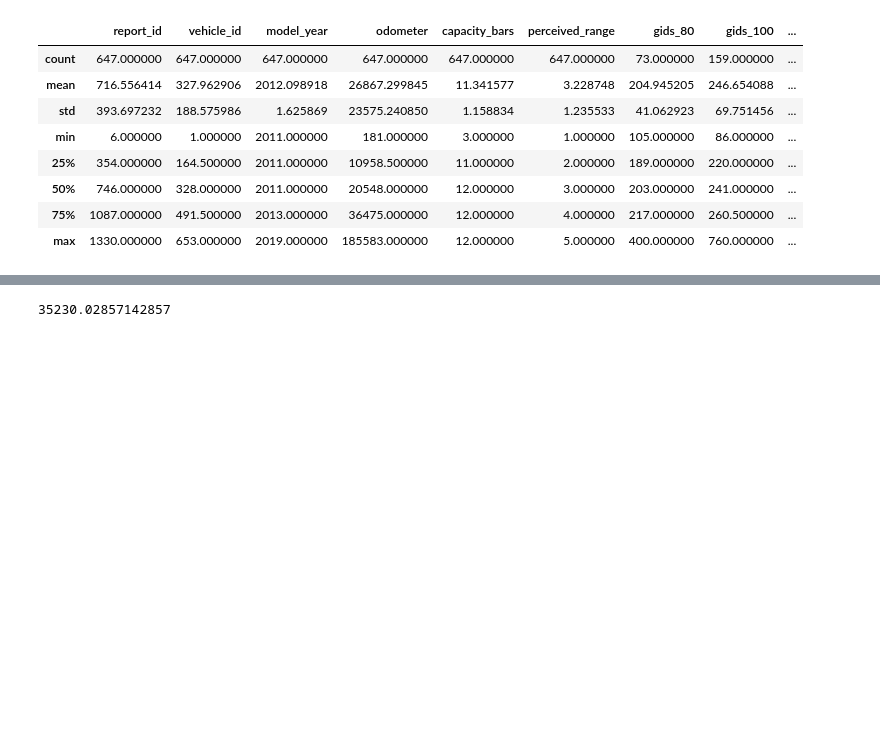
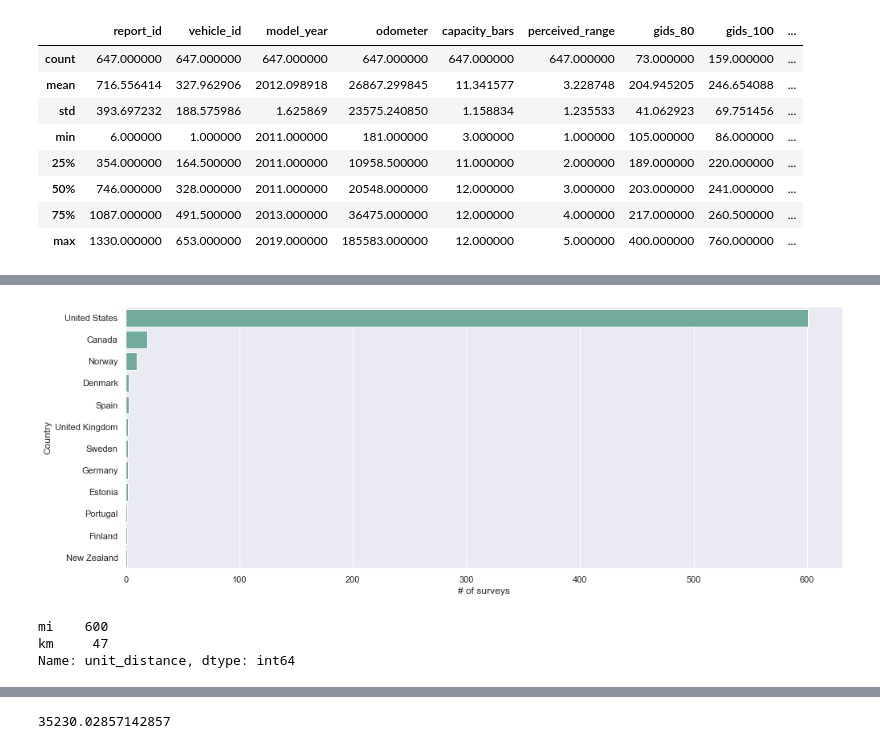
Before and after one commit to mcmitl/dda7_cap_bev_battery_leaf, a Jupyter notebook: notebooks/Capstone.ipynb, the cells around one changed output, grey strips where cells are left out. Drawn from its saved outputs; the diff is of its cells as text; code cells hidden in the pictures; blank space fills up the shorter version.

```diff
--- a/notebooks/Capstone.ipynb
+++ b/notebooks/Capstone.ipynb
@@ -201,0 +150,4 @@ bar_11_o['bar_11_odometer'].median()
+# %%
+LEAF_by_country = surveys['country'].value_counts().reset_index()
+LEAF_by_country.columns = ['Country', '# of surveys']
+LEAF_by_country
@@ -201,0 +168,18 @@ bar_11_o['bar_11_odometer'].median()
+# %%
+sns.set(style="darkgrid")
+plt.figure(figsize=(16, 6))
+sns.barplot(x='# of surveys',
+            y='Country',
+            data=LEAF_by_country,
+            estimator=sum,
+            ci=None,
+            color='#69b3a2'
+            );
+# %% [output]
+[figure, added]
+# %%
+surveys.unit_distance.value_counts()
+# %% [output]
+mi    600
+km     47
+Name: unit_distance, dtype: int64
```
Also changed, not shown: parts of 115 cells of this notebook, 1 other file.
